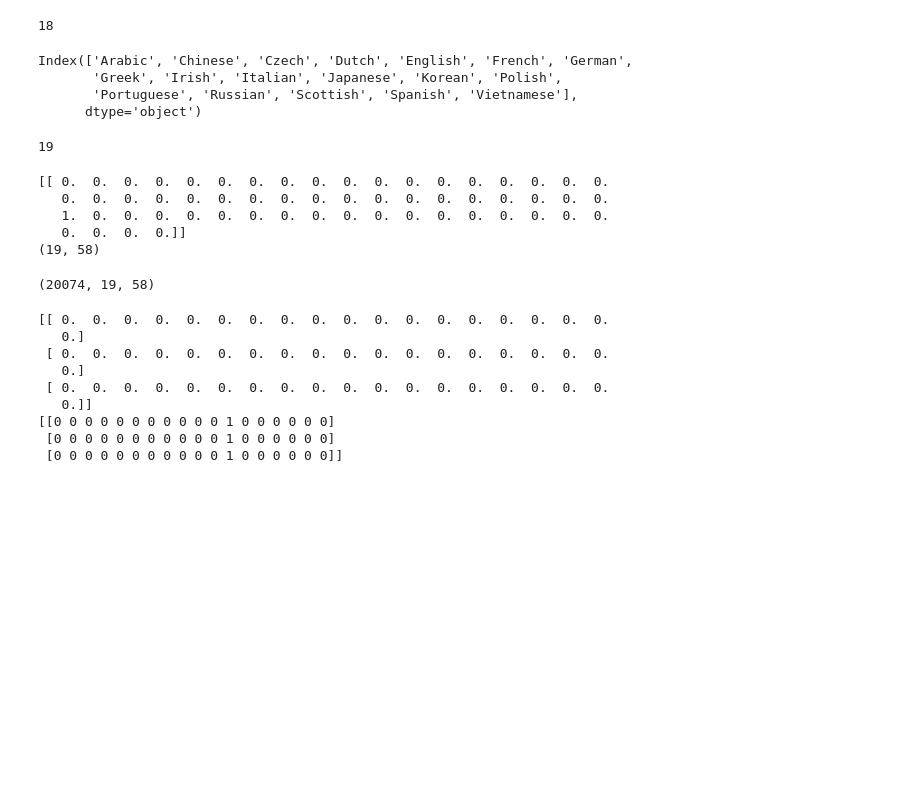
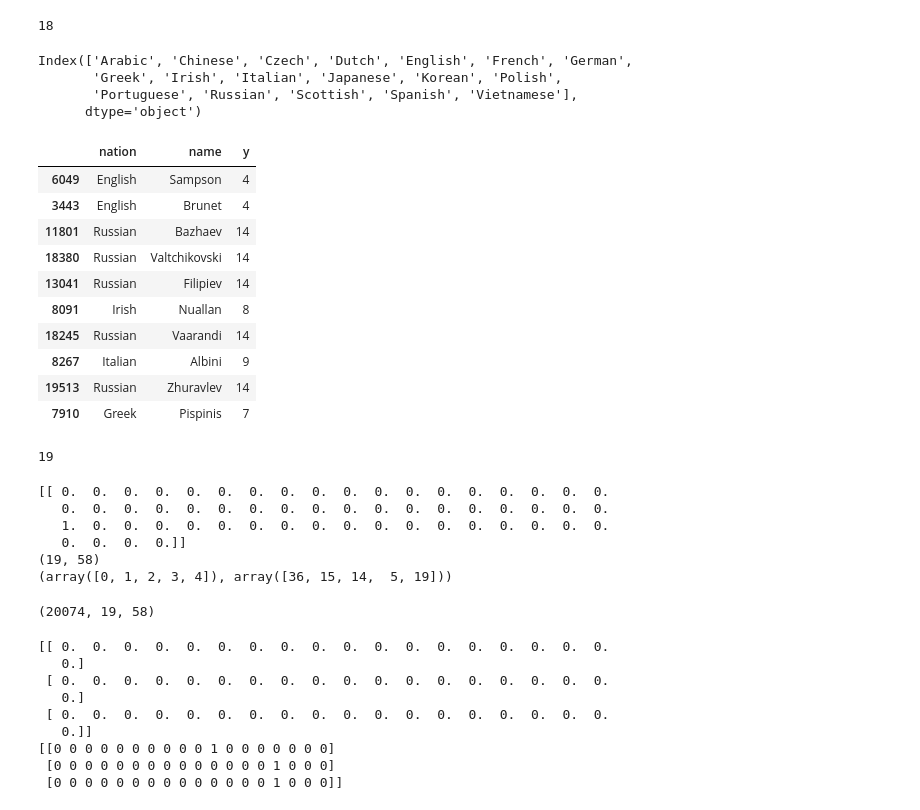
Before and after one commit to pilipolio/python-ml-notebooks, a Jupyter notebook: RNN-LSTM/Nationality of surnames by RNN.ipynb, the cells around one changed output. Cells and saved outputs as stored; diff of their text form; code cells hidden in the pictures; blank space fills up the shorter version.

```diff
--- a/RNN-LSTM/Nationality of surnames by RNN.ipynb
+++ b/RNN-LSTM/Nationality of surnames by RNN.ipynb
@@ -70,22 +81,38 @@ n_categories
 # %%
 import pandas as pd
 
 name_nations = pd.DataFrame([
     (nation,name)
     for nation, list_of_names in category_lines.items()
     for name in list_of_names], columns=['nation', 'name']
 )
 
 name_nations = name_nations\
     .assign(nation=lambda df: df.nation.astype('category'))\
     .assign(y=lambda df: df.nation.cat.codes
 )
-name_nations.nation.cat.categories
+
+print(name_nations.nation.cat.categories)
+
+name_nations = name_nations.sample(n=name_nations.shape[0])
+
+name_nations.head(10)
 # %% [output]
 Index(['Arabic', 'Chinese', 'Czech', 'Dutch', 'English', 'French', 'German',
        'Greek', 'Irish', 'Italian', 'Japanese', 'Korean', 'Polish',
        'Portuguese', 'Russian', 'Scottish', 'Spanish', 'Vietnamese'],
       dtype='object')
+|  | nation | name | y |
+| 6049 | English | Sampson | 4 |
+| 3443 | English | Brunet | 4 |
+| 11801 | Russian | Bazhaev | 14 |
+| 18380 | Russian | Valtchikovski | 14 |
+| 13041 | Russian | Filipiev | 14 |
+| 8091 | Irish | Nuallan | 8 |
+| 18245 | Russian | Vaarandi | 14 |
+| 8267 | Italian | Albini | 9 |
+| 19513 | Russian | Zhuravlev | 14 |
+| 7910 | Greek | Pispinis | 7 |
 # %%
 max_name_length = name_nations.name.apply(len).max()
 max_name_length
@@ -116,24 +143,20 @@ def lineToTensor(line, max_length=max_name_length):
 print(letterToTensor('J'))
 
 print(lineToTensor('Jones').shape)
+print(np.where(lineToTensor('Jones')))
 # %% [output]
 [[ 0.  0.  0.  0.  0.  0.  0.  0.  0.  0.  0.  0.  0.  0.  0.  0.  0.  0.
    0.  0.  0.  0.  0.  0.  0.  0.  0.  0.  0.  0.  0.  0.  0.  0.  0.  0.
    1.  0.  0.  0.  0.  0.  0.  0.  0.  0.  0.  0.  0.  0.  0.  0.  0.  0.
    0.  0.  0.  0.]]
 (19, 58)
+(array([0, 1, 2, 3, 4]), array([36, 15, 14,  5, 19]))
 # %%
 training_seqs = np.stack([lineToTensor(name) for name in name_nations.name])
 training_seqs.shape
 # %% [output]
 (20074, 19, 58)
 # %%
-import tensorflow as tf
-
-sess = tf.InteractiveSession()
-
-tf.__version__
-
 seq_length = max_name_length
 targets = pd.get_dummies(name_nations.y).values
 
@@ -146,7 +169,7 @@ print(targets[:3])
    0.]
  [ 0.  0.  0.  0.  0.  0.  0.  0.  0.  0.  0.  0.  0.  0.  0.  0.  0.  0.
    0.]]
-[[0 0 0 0 0 0 0 0 0 0 0 1 0 0 0 0 0 0]
- [0 0 0 0 0 0 0 0 0 0 0 1 0 0 0 0 0 0]
- [0 0 0 0 0 0 0 0 0 0 0 1 0 0 0 0 0 0]]
+[[0 0 0 0 0 0 0 0 0 0 1 0 0 0 0 0 0 0]
+ [0 0 0 0 0 0 0 0 0 0 0 0 0 0 1 0 0 0]
+ [0 0 0 0 0 0 0 0 0 0 0 0 0 0 1 0 0 0]]
 # %%
```
Also changed, not shown: parts of 16 cells of this notebook.
